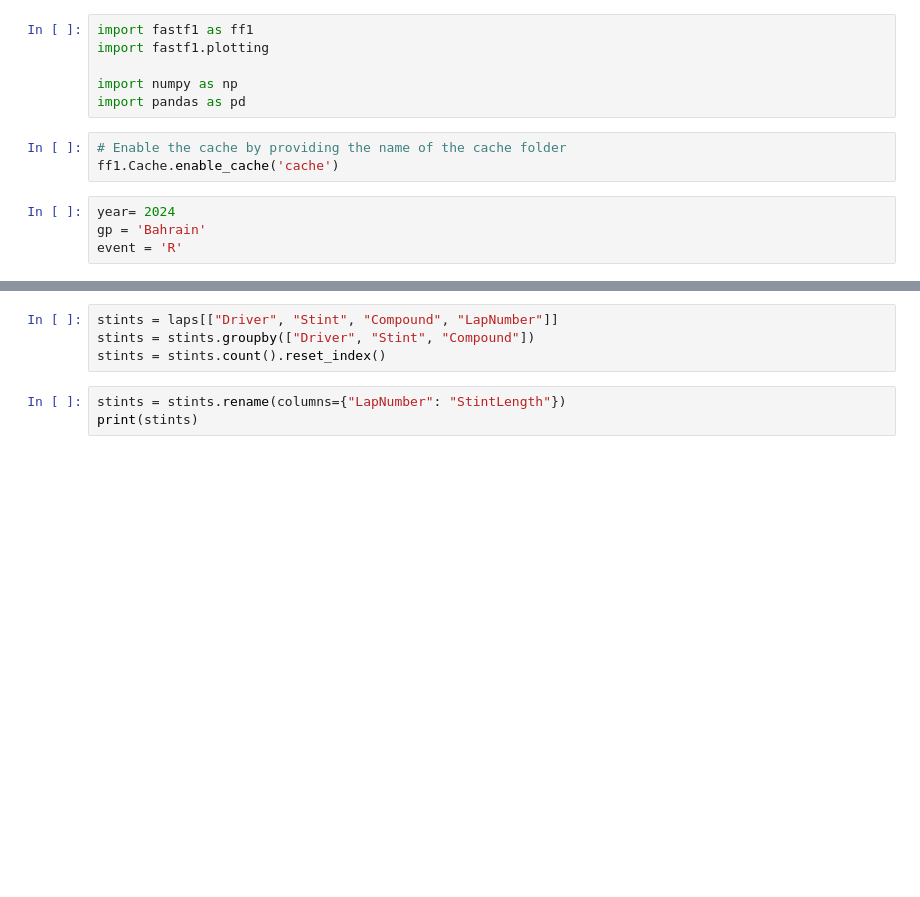
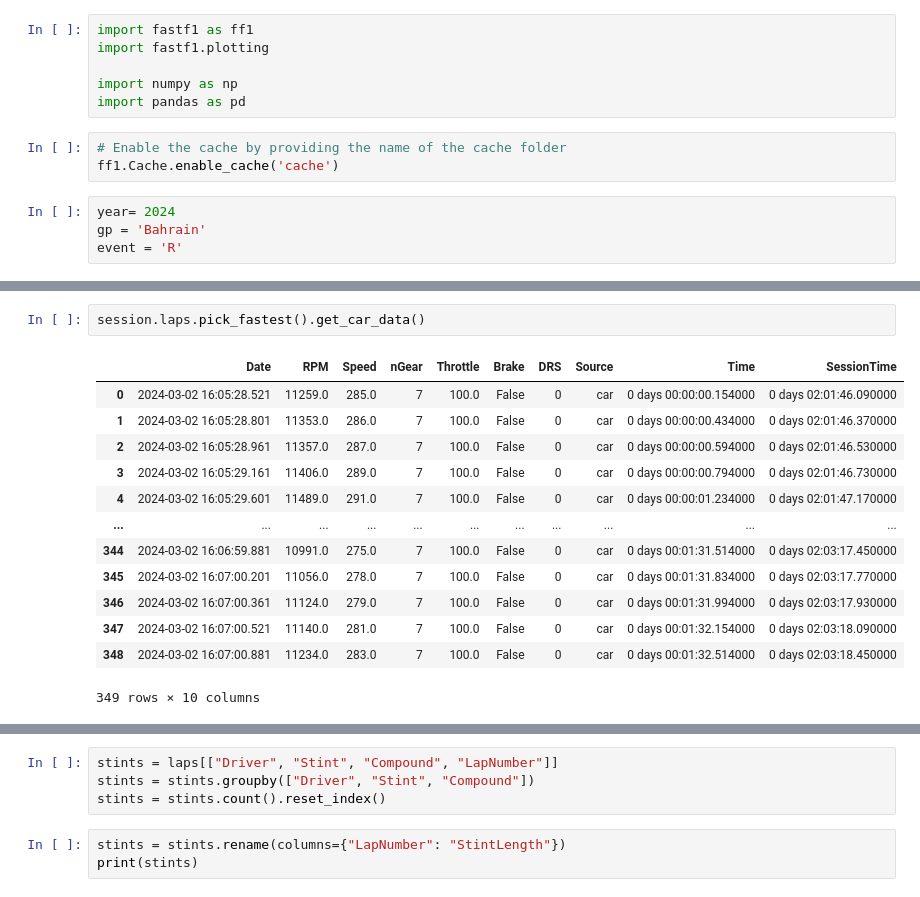
Before and after one commit to diegonbotelho/f1-tire-prediction, a Jupyter notebook: getting_to_konw_fastf1.ipynb, the cells around one changed output, grey strips where cells are left out. Cells and saved outputs as stored; diff of their text form; blank space fills up the shorter version.

```diff
--- a/getting_to_konw_fastf1.ipynb
+++ b/getting_to_konw_fastf1.ipynb
@@ -52,0 +152,16 @@ core           INFO     Finished loading data for 20 drivers: ['1', '11', '55',
+# %%
+session.laps.pick_fastest().get_car_data()
+# %% [output]
+|  | Date | RPM | Speed | nGear | Throttle | Brake | DRS | Source | Time | SessionTime |
+| 0 | 2024-03-02 16:05:28.521 | 11259.0 | 285.0 | 7 | 100.0 | False | 0 | car | 0 days 00:00:00.154000 | 0 days 02:01:46.090000 |
+| 1 | 2024-03-02 16:05:28.801 | 11353.0 | 286.0 | 7 | 100.0 | False | 0 | car | 0 days 00:00:00.434000 | 0 days 02:01:46.370000 |
+| 2 | 2024-03-02 16:05:28.961 | 11357.0 | 287.0 | 7 | 100.0 | False | 0 | car | 0 days 00:00:00.594000 | 0 days 02:01:46.530000 |
+| 3 | 2024-03-02 16:05:29.161 | 11406.0 | 289.0 | 7 | 100.0 | False | 0 | car | 0 days 00:00:00.794000 | 0 days 02:01:46.730000 |
+| 4 | 2024-03-02 16:05:29.601 | 11489.0 | 291.0 | 7 | 100.0 | False | 0 | car | 0 days 00:00:01.234000 | 0 days 02:01:47.170000 |
+| ... | ... | ... | ... | ... | ... | ... | ... | ... | ... | ... |
+| 344 | 2024-03-02 16:06:59.881 | 10991.0 | 275.0 | 7 | 100.0 | False | 0 | car | 0 days 00:01:31.514000 | 0 days 02:03:17.450000 |
+| 345 | 2024-03-02 16:07:00.201 | 11056.0 | 278.0 | 7 | 100.0 | False | 0 | car | 0 days 00:01:31.834000 | 0 days 02:03:17.770000 |
+| 346 | 2024-03-02 16:07:00.361 | 11124.0 | 279.0 | 7 | 100.0 | False | 0 | car | 0 days 00:01:31.994000 | 0 days 02:03:17.930000 |
+| 347 | 2024-03-02 16:07:00.521 | 11140.0 | 281.0 | 7 | 100.0 | False | 0 | car | 0 days 00:01:32.154000 | 0 days 02:03:18.090000 |
+| 348 | 2024-03-02 16:07:00.881 | 11234.0 | 283.0 | 7 | 100.0 | False | 0 | car | 0 days 00:01:32.514000 | 0 days 02:03:18.450000 |
+349 rows × 10 columns
```
Also changed, not shown: parts of 15 cells of this notebook.
